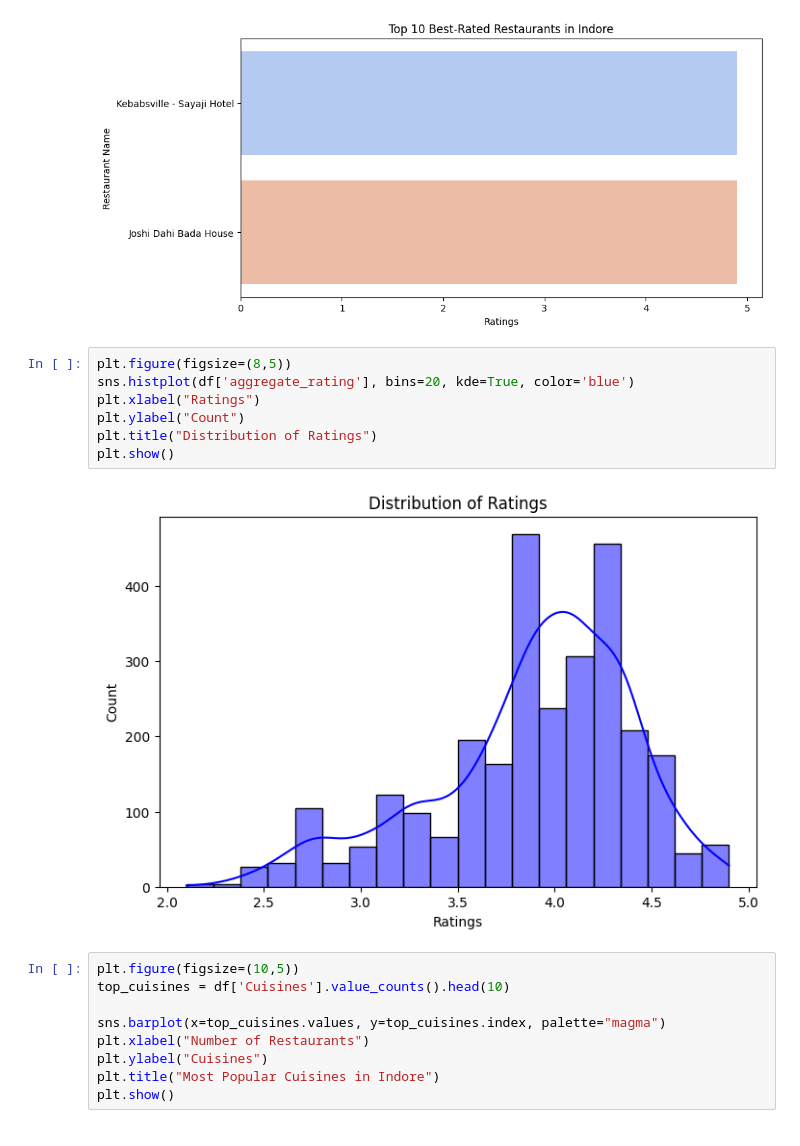
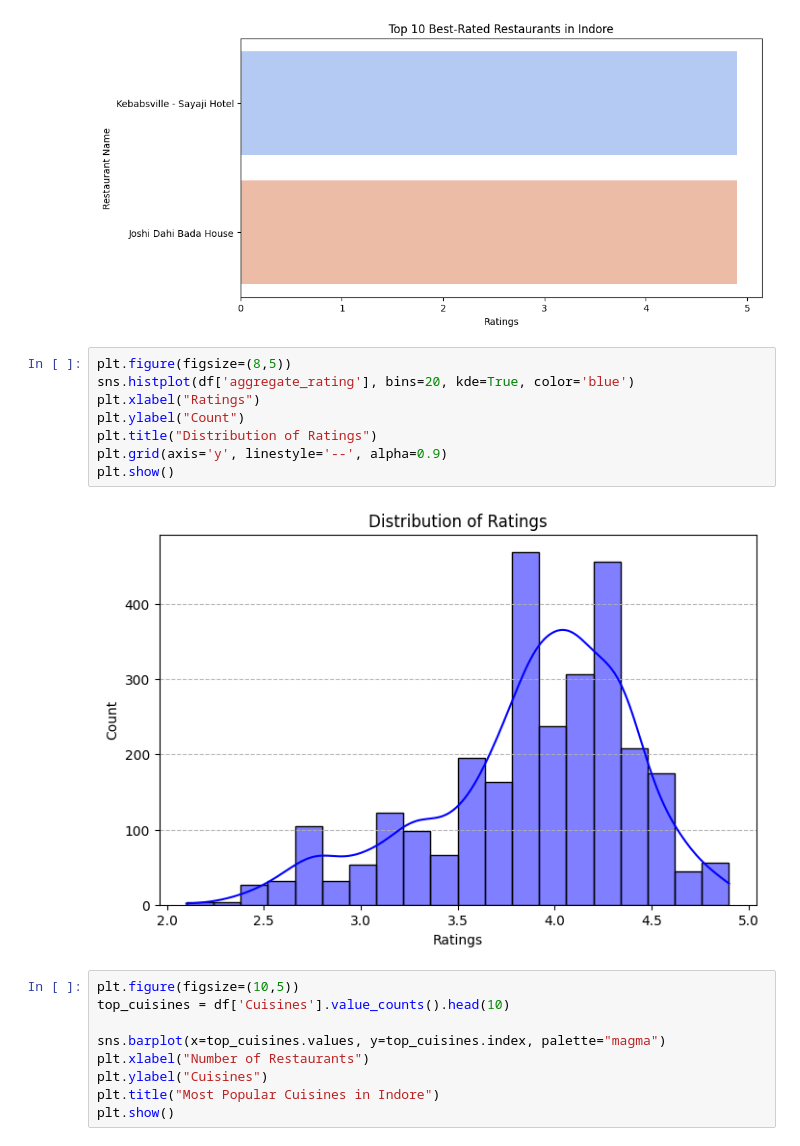
Before and after one commit to TUSHAR-KHARE/Restaurant-recommender-system, a Jupyter notebook: project-1-restaurant-recommendation-system-indore.ipynb, the cells around one changed output. Drawn from its saved outputs; the diff is of its cells as text.

```diff
--- a/project-1-restaurant-recommendation-system-indore.ipynb
+++ b/project-1-restaurant-recommendation-system-indore.ipynb
@@ -60,12 +84,13 @@ plt.show()
 # %%
 plt.figure(figsize=(8,5))
 sns.histplot(df['aggregate_rating'], bins=20, kde=True, color='blue')
 plt.xlabel("Ratings")
 plt.ylabel("Count")
 plt.title("Distribution of Ratings")
+plt.grid(axis='y', linestyle='--', alpha=0.9)
 plt.show()
 # %% [output]
-[figure, old version]
+[figure, new version]
 # %%
 plt.figure(figsize=(10,5))
 top_cuisines = df['Cuisines'].value_counts().head(10)
```
Also changed, not shown: parts of 8 cells of this notebook.
